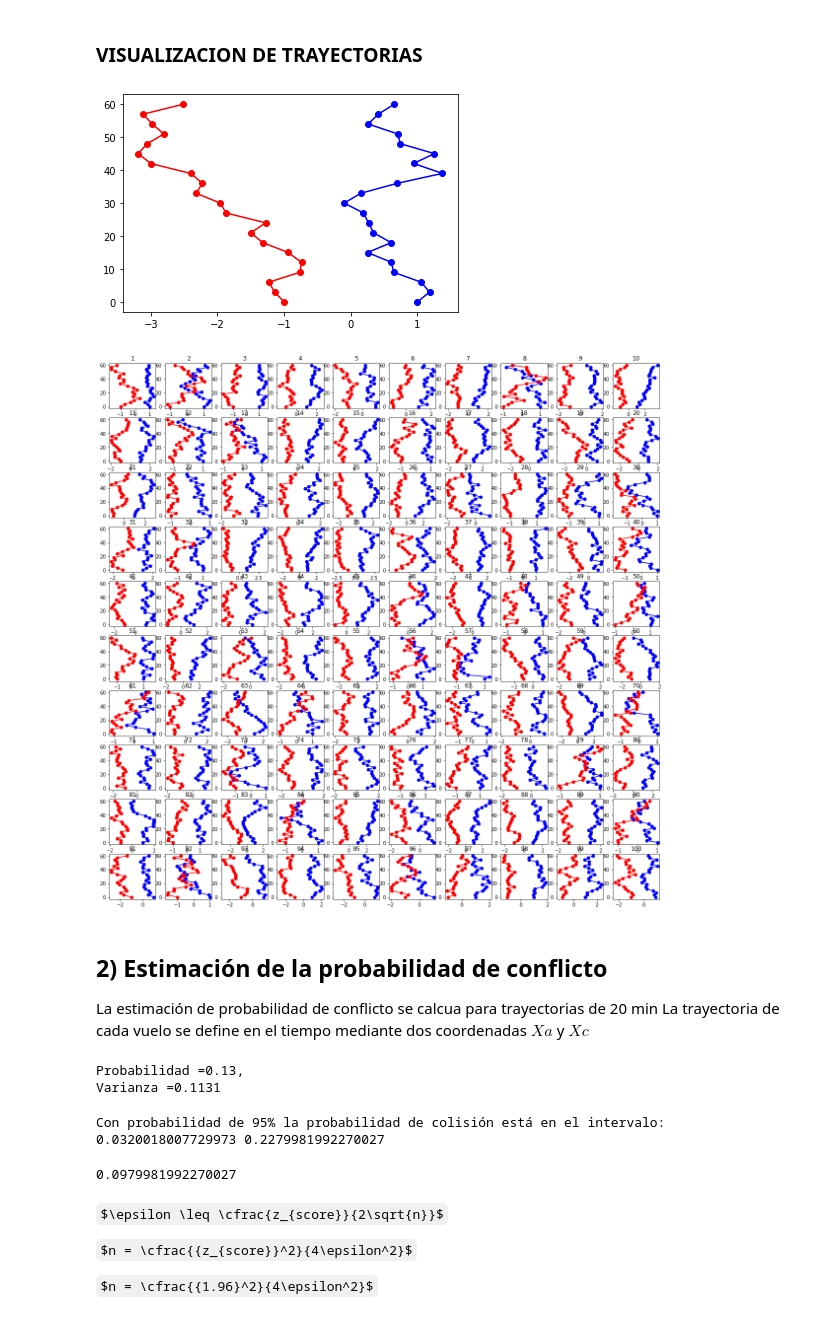
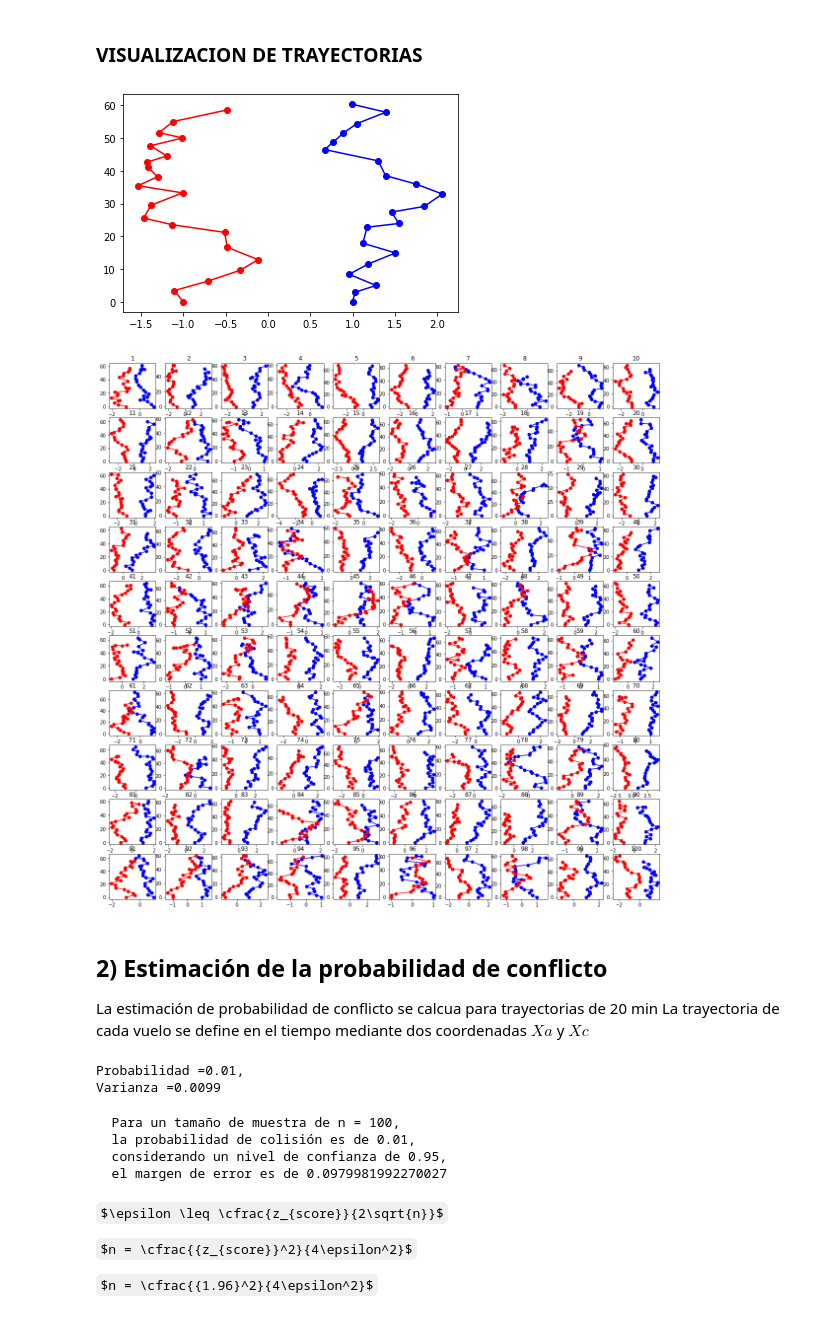
Before and after one commit to AnIsAsPe/Estimacion-probabilidad-conflicto-en-trayectorias-de-vuelos-paralelos, a Jupyter notebook: Notebooks/Estimación_probabilidad_de_conflicto_en_trayectorias_de_vuelo_MonteCarlo.ipynb, the cells around one changed output. Cells and saved outputs as stored; diff of their text form; code cells hidden in the pictures; some formulas as TeX source.

```diff
--- a/Notebooks/Estimación_probabilidad_de_conflicto_en_trayectorias_de_vuelo_MonteCarlo.ipynb
+++ b/Notebooks/Estimación_probabilidad_de_conflicto_en_trayectorias_de_vuelo_MonteCarlo.ipynb
@@ -177,7 +165,7 @@ v = 3           # velocidad (nmi/min)(nmi -> millas naúticas)
 r_c = 1/57      #  nmi/min
 sigma_c = 1     #  nmi
 
-r_a = 0.001      # se omiten los errores along-track
+r_a = 0.25      #  nmi/min
 
 # CÁLCULO DE COVARIANZAS
 cov_c = covarianza_c(sigma_c, r_c, v)
@@ -239,11 +227,12 @@ X_c['A']
 ### VISUALIZACION DE TRAYECTORIAS
 # %%
 simulacion = 58
+plt.figsize =(10,10)
 plt.plot(X_c['A'].loc['simulación_'+str(simulacion)].T, X_a['A'].loc['simulación_'+str(simulacion)].T, 'o-', color='b')
 plt.plot(X_c['B'].loc['simulación_'+str(simulacion)].T, X_a['B'].loc['simulación_'+str(simulacion)].T, 'o-', color='r')
 plt.show()
 # %% [output]
-[figure, old version]
+[figure, new version]
 # %%
 fig, ax = plt.subplots(10, 10, figsize=(20, 20))
 for simulacion, subplot in zip(range(1,101), ax.flatten()):
@@ -255,7 +244,7 @@ for simulacion, subplot in zip(range(1,101), ax.flatten()):
     subplot.set_title( str(simulacion))
 plt.show()
 # %% [output]
-[figure, old version]
+[figure, new version]
 # %% [markdown]
 ## 2) Estimación de la probabilidad de conflicto
 La estimación de probabilidad de conflicto se calcua para trayectorias de 20 min
@@ -268,5 +257,5 @@ varianza = p*(1-p)
 
 print('Probabilidad ={},\nVarianza ={}'.format(p, varianza))
 # %% [output]
-Probabilidad =0.13,
-Varianza =0.1131
+Probabilidad =0.01,
+Varianza =0.0099
@@ -273,8 +275,10 @@ Varianza =0.1131
 # %%
-intervalo_confianza_bernoulli(n, p, 0.95)
+margen_error_bernoulli(n, p, 0.95)
 # %% [output]
-Con probabilidad de 95% la probabilidad de colisión está en el intervalo: 0.0320018007729973 0.2279981992270027
+  Para un tamaño de muestra de n = 100,
+  la probabilidad de colisión es de 0.01,
+  considerando un nivel de confianza de 0.95,
+  el margen de error es de 0.0979981992270027
-0.0979981992270027
 # %% [markdown]
 $\epsilon \leq \cfrac{z_{score}}{2\sqrt{n}}$
 
```
Also changed, not shown: parts of 21 cells of this notebook.
